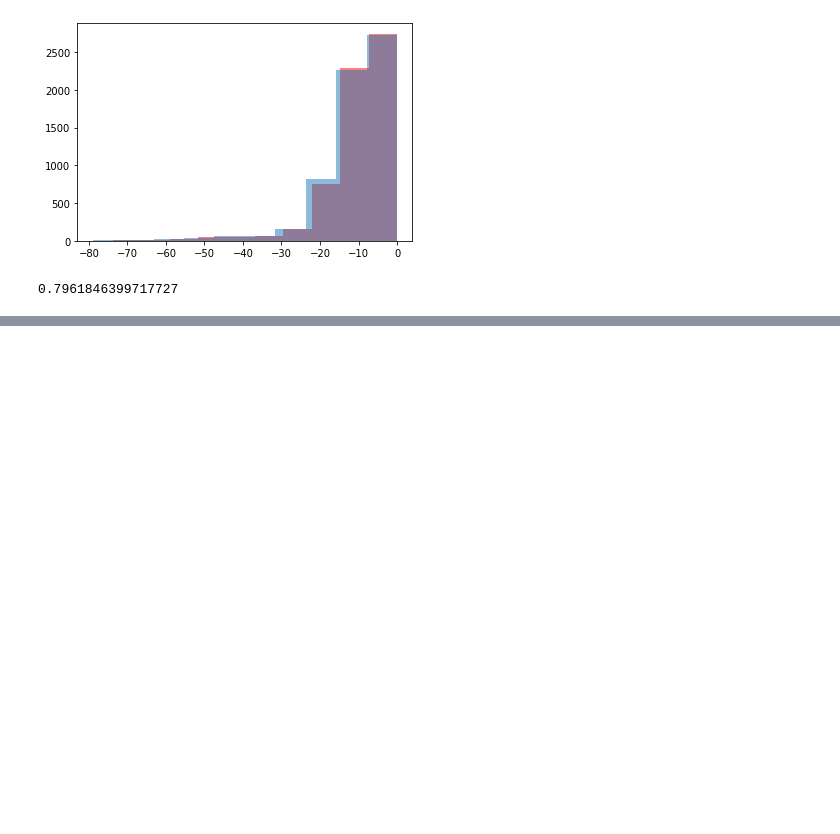
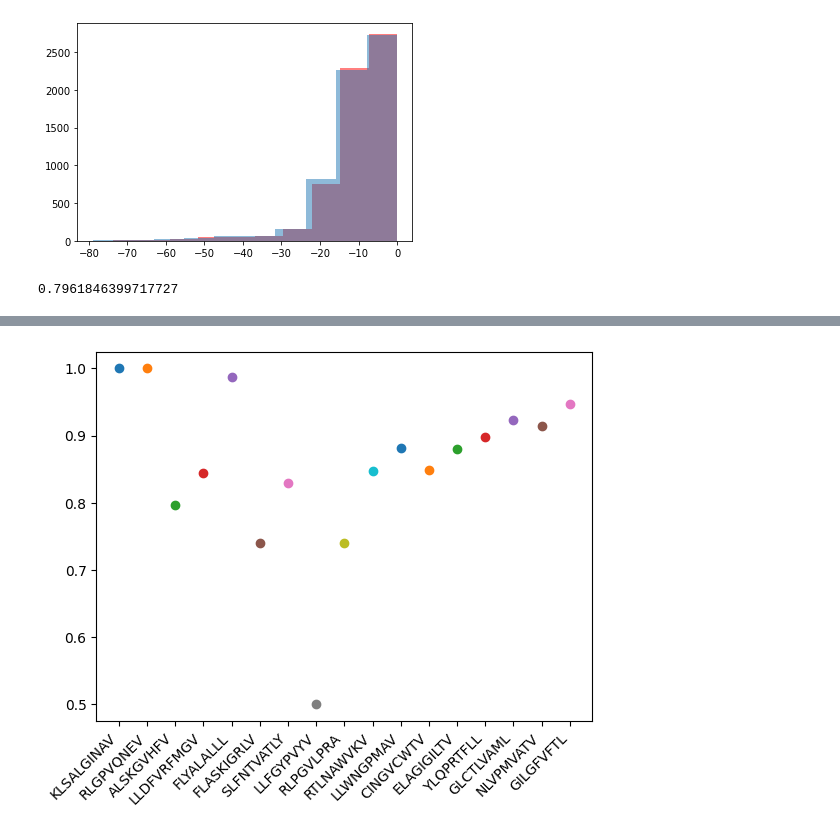
Before and after one commit to alienmist325/TULIP-TCR, a Jupyter notebook: prediction.ipynb, the cells around one changed output, grey strips where cells are left out. Cells and saved outputs as stored; diff of their text form; code cells hidden in the pictures; blank space fills up the shorter version.

Commit message:
Checking some epitopes

```diff
--- a/prediction.ipynb
+++ b/prediction.ipynb
@@ -190,3 +190,25 @@ from sklearn.metrics import roc_auc_score
 roc_auc_score(binders, scores)
 # %% [output]
 0.7961846399717727
+# %%
+epitopes = [
+    "KLSALGINAV",
+    "RLGPVQNEV",
+    "ALSKGVHFV",
+    "LLDFVRFMGV",
+    "FLYALALLL",
+    "FLASKIGRLV",
+    "SLFNTVATLY",
+    "LLFGYPVYV",
+    "RLPGVLPRA",
+    "RTLNAWVKV",
+    "LLWNGPMAV",
+    "CINGVCWTV",
+    "ELAGIGILTV",
+    "YLQPRTFLL",
+    "GLCTLVAML",
+    "NLVPMVATV",
+    "GILGFVFTL"]
+#epitopes.reverse()
+
+selected_output = output_aucs[output_aucs["peptide"].isin(epitopes)]
@@ -192,0 +255,13 @@ roc_auc_score(binders, scores)
+# %%
+plt.xticks(rotation=45, ha="right")
+
+for epitope in epitopes:
+    #print(epitope)
+    a = selected_output[selected_output["peptide"] == epitope]
+    b = a["auc"]
+    #print(b)
+    c = b.values[0]
+    cur_auc = c
+    plt.scatter(epitope, cur_auc)
+# %% [output]
+[figure, added]
```
Also changed, not shown: parts of 4 cells of this notebook.
